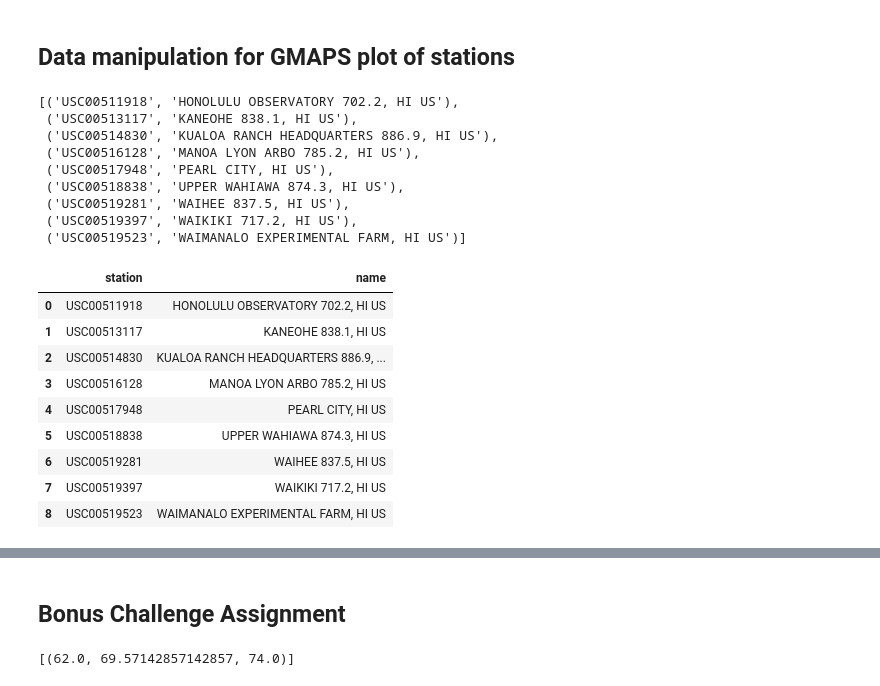
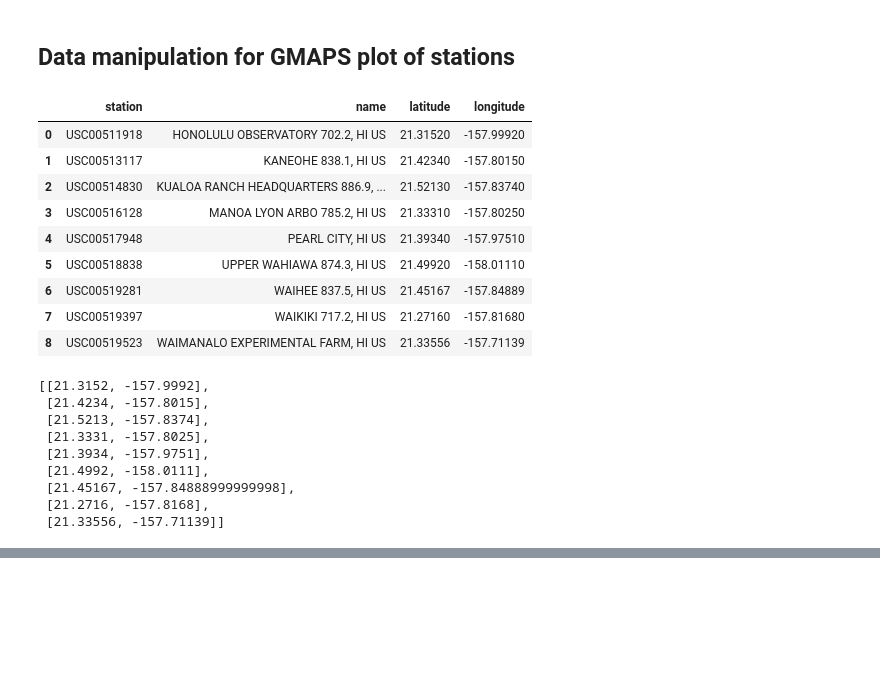
Before and after one commit to JeremyBrent/SQLAlchemy, a Jupyter notebook: climateanalysis.ipynb, the cells around one changed output, grey strips where cells are left out. Saved outputs shown, nothing was run; the diff lists cells and outputs as text; code cells hidden in the pictures; blank space fills up the shorter version.

```diff
--- a/climateanalysis.ipynb
+++ b/climateanalysis.ipynb
@@ -253,30 +255,34 @@ Station USC00519281 average recorded temperature was 71.66 Degrees F
 # %% [markdown]
 ## Data manipulation for GMAPS plot of stations
 # %%
-station_name_code = session.query(stations.station,stations.name).group_by(stations.name).all()
+station_name_code = session.query(stations.station,stations.name,stations.latitude,stations.longitude).group_by(stations.name).all()
 station_name_code
+
+station_df = pd.DataFrame(station_name_code)
+station_df
 # %% [output]
-[('USC00511918', 'HONOLULU OBSERVATORY 702.2, HI US'),
- ('USC00513117', 'KANEOHE 838.1, HI US'),
- ('USC00514830', 'KUALOA RANCH HEADQUARTERS 886.9, HI US'),
- ('USC00516128', 'MANOA LYON ARBO 785.2, HI US'),
- ('USC00517948', 'PEARL CITY, HI US'),
- ('USC00518838', 'UPPER WAHIAWA 874.3, HI US'),
- ('USC00519281', 'WAIHEE 837.5, HI US'),
- ('USC00519397', 'WAIKIKI 717.2, HI US'),
- ('USC00519523', 'WAIMANALO EXPERIMENTAL FARM, HI US')]
+|  | station | name | latitude | longitude |
+| 0 | USC00511918 | HONOLULU OBSERVATORY 702.2, HI US | 21.31520 | -157.99920 |
+| 1 | USC00513117 | KANEOHE 838.1, HI US | 21.42340 | -157.80150 |
+| 2 | USC00514830 | KUALOA RANCH HEADQUARTERS 886.9, ... | 21.52130 | -157.83740 |
+| 3 | USC00516128 | MANOA LYON ARBO 785.2, HI US | 21.33310 | -157.80250 |
+| 4 | USC00517948 | PEARL CITY, HI US | 21.39340 | -157.97510 |
+| 5 | USC00518838 | UPPER WAHIAWA 874.3, HI US | 21.49920 | -158.01110 |
+| 6 | USC00519281 | WAIHEE 837.5, HI US | 21.45167 | -157.84889 |
+| 7 | USC00519397 | WAIKIKI 717.2, HI US | 21.27160 | -157.81680 |
+| 8 | USC00519523 | WAIMANALO EXPERIMENTAL FARM, HI US | 21.33556 | -157.71139 |
-# %%
-station_df = pd.DataFrame(station_name_code)
-station_df
-# %% [output]
-|  | station | name |
-| 0 | USC00511918 | HONOLULU OBSERVATORY 702.2, HI US |
-| 1 | USC00513117 | KANEOHE 838.1, HI US |
-| 2 | USC00514830 | KUALOA RANCH HEADQUARTERS 886.9, ... |
-| 3 | USC00516128 | MANOA LYON ARBO 785.2, HI US |
-| 4 | USC00517948 | PEARL CITY, HI US |
-| 5 | USC00518838 | UPPER WAHIAWA 874.3, HI US |
-| 6 | USC00519281 | WAIHEE 837.5, HI US |
-| 7 | USC00519397 | WAIKIKI 717.2, HI US |
-| 8 | USC00519523 | WAIMANALO EXPERIMENTAL FARM, HI US |
+# %%
+# Creating a list of lists of the coordinates for the stations
+coordinates = station_df[["latitude", "longitude"]].values.tolist()
+coordinates
+# %% [output]
+[[21.3152, -157.9992],
+ [21.4234, -157.8015],
+ [21.5213, -157.8374],
+ [21.3331, -157.8025],
+ [21.3934, -157.9751],
+ [21.4992, -158.0111],
+ [21.45167, -157.84888999999998],
+ [21.2716, -157.8168],
+ [21.33556, -157.71139]]
 # %%
@@ -302,27 +309,3 @@ fig.add_layer(markers)
 fig
 # %% [output]
 [interactive output not drawn]
-# %% [markdown]
-## Bonus Challenge Assignment
-# %%
-# This function called `calc_temps` will accept start date and end date in the format '%Y-%m-%d'
-# and return the minimum, average, and maximum temperatures for that range of dates
-def calc_temps(start_date, end_date):
-    """TMIN, TAVG, and TMAX for a list of dates.
-
-    Args:
-        start_date (string): A date string in the format %Y-%m-%d
-        end_date (string): A date string in the format %Y-%m-%d
-
-    Returns:
-        TMIN, TAVE, and TMAX
-    """
-
-    return session.query(func.min(measurements.tobs), func.avg(measurements.tobs), func.max(measurements.tobs)).\
-        filter(measurements.date >= start_date).\
-        filter(measurements.date <= end_date).all()
-
-# function usage example
-print(calc_temps('2012-02-28', '2012-03-05'))
-# %% [output]
-[(62.0, 69.57142857142857, 74.0)]
```
Also changed, not shown: parts of 17 cells of this notebook, 1 other file.
